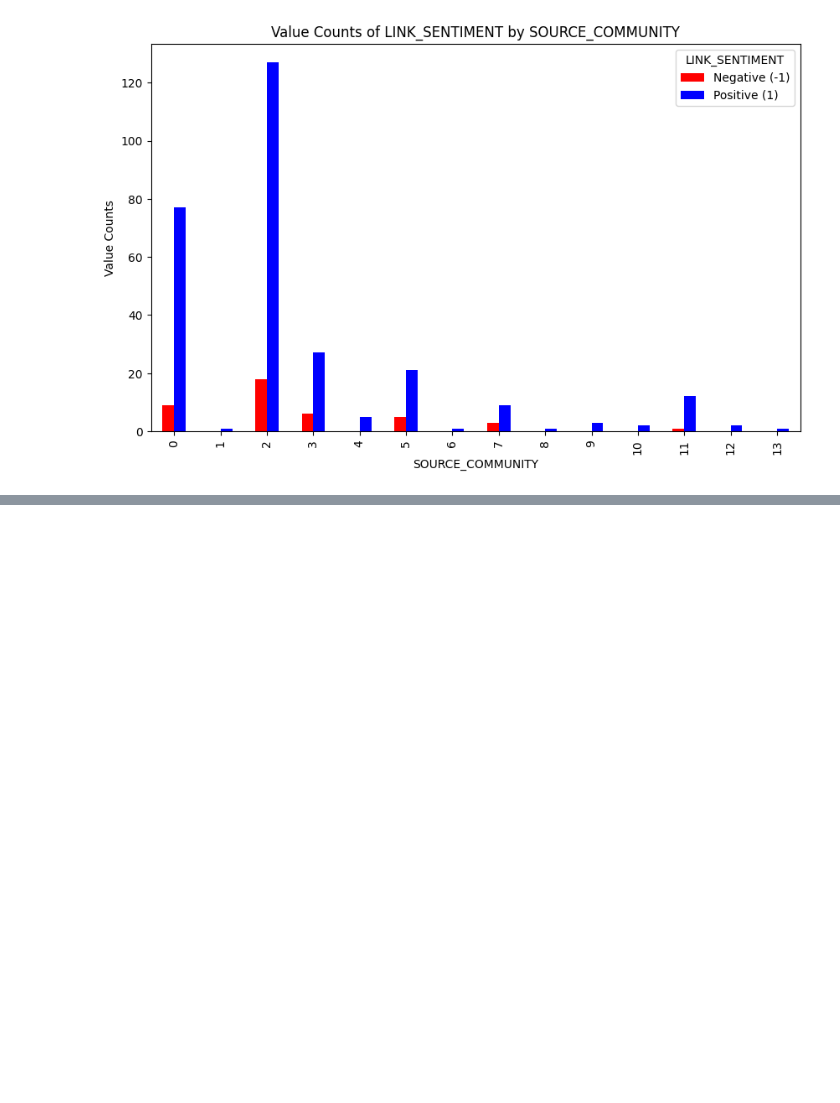
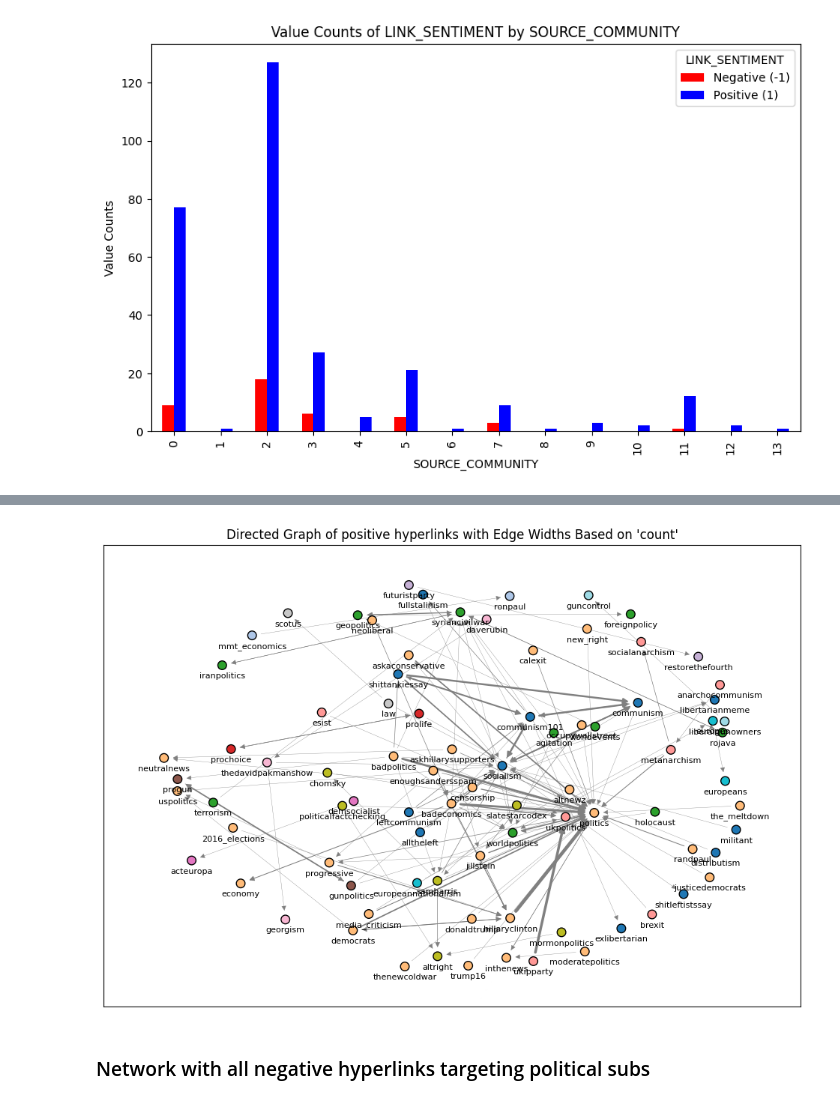
Before and after one commit to kehunter/stat236-subreddit-clustering, a Jupyter notebook: sentiment.ipynb, the cells around one changed output, grey strips where cells are left out. Cells and saved outputs as stored; diff of their text form; code cells hidden in the pictures; blank space fills up the shorter version.

```diff
--- a/sentiment.ipynb
+++ b/sentiment.ipynb
@@ -350,0 +303,44 @@ df_psource[['SOURCE_SUBREDDIT','sentiment_positive']]
+# %%
+# create graph from political network with positive edges
+edgelist = df.loc[:, [source, target, "LINK_SENTIMENT"]].copy()
+positive_edges = edgelist[edgelist['LINK_SENTIMENT'] == 1]
+positive_edges_df = positive_edges.drop_duplicates().copy()
+positive_edges_df["count"] = positive_edges.groupby([source, target]).transform("size")
+G_positive_edges = nx.from_pandas_edgelist(positive_edges_df,
+                                     source=source, target=target,
+                                     create_using=nx.DiGraph(),
+                                     edge_attr=["count"])
+# %%
+# Set up the plot
+plt.figure(figsize=(12, 8))
+
+# define colors
+colors = plt.get_cmap('tab20', len(communities))
+node_colors = {}
+for i, community in enumerate(communities):
+    for node in community:
+        node_colors[node] = colors(i)
+
+# draw nodes with community colors
+node_color_list = [node_colors.get(node, 'grey') for node in G_positive_edges.nodes()]
+
+pos = nx.spring_layout(G_positive_edges, seed=42, k=0.8, scale=2)
+label_pos = {node: (x, y - 0.1) for node, (x, y) in pos.items()}
+
+nx.draw_networkx_nodes(G_positive_edges, pos, node_size=70, node_color=node_color_list, edgecolors="black")
+nx.draw_networkx_labels(G_positive_edges, label_pos,
+                        labels={node: node for node in G_positive_edges.nodes},
+                        font_size=8, font_color="black")
+
+# edge widths related to count attribute
+edge_widths = [d['count']/4 for (_, _, d) in G_positive_edges.edges(data=True)]
+
+# draw edges
+nx.draw_networkx_edges(G_positive_edges, pos, edge_color="gray", arrows=True, width=edge_widths)
+
+plt.title("Directed Graph of positive hyperlinks with Edge Widths Based on 'count'")
+plt.show()
+# %% [output]
+[figure, added]
+# %% [markdown]
+### Network with all negative hyperlinks targeting political subs
```
Also changed, not shown: parts of 24 cells of this notebook.
